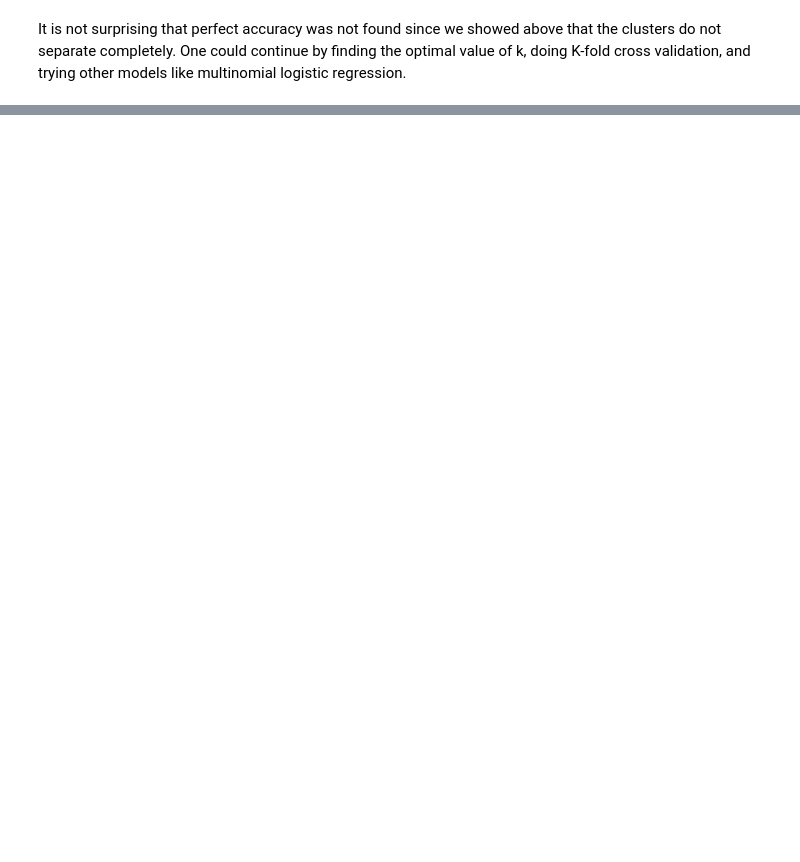
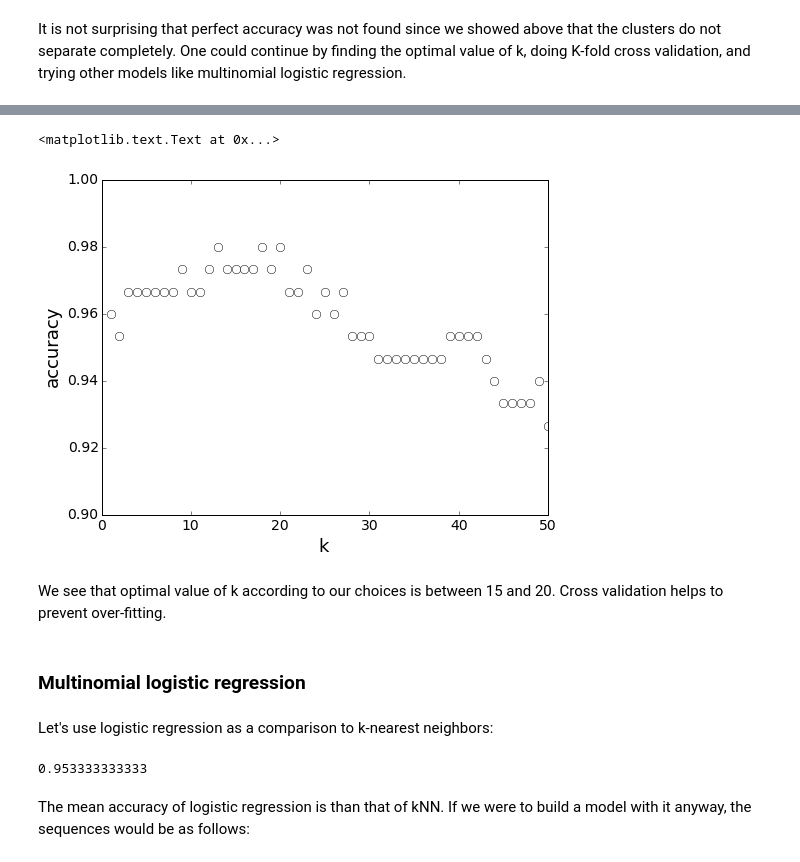
Before and after one commit to jhalverson/data_science, a Jupyter notebook: machine_learning/iris_data_set_knn_logistic.ipynb, the cells around one changed output, grey strips where cells are left out. Cells and saved outputs as stored; diff of their text form; code cells hidden in the pictures; blank space fills up the shorter version.

Commit message:
Added logistic regression to iris

```diff
--- a/machine_learning/iris_data_set.ipynb
+++ b/machine_learning/iris_data_set_knn_logistic.ipynb
@@ -127,0 +132,33 @@ It is not surprising that perfect accuracy was not found since we showed above t
+# %%
+from sklearn.cross_validation import cross_val_score
+
+k_range = range(1, 51)
+k_scores = []
+for k in k_range:
+    knn = KNeighborsClassifier(n_neighbors=k)
+    scores = cross_val_score(knn, X, y, cv=10, scoring='accuracy')
+    k_scores.append(scores.mean())
+# %%
+plt.plot(k_range, k_scores, 'wo')
+plt.ylim(0.9, 1.0)
+plt.xlabel('k')
+plt.ylabel('accuracy')
+# %% [output]
+<matplotlib.text.Text at 0x...>
+[figure, added]
+# %% [markdown]
+We see that optimal value of k according to our choices is between 15 and 20. Cross validation helps to prevent over-fitting.
+# %% [markdown]
+### Multinomial logistic regression
+# %% [markdown]
+Let's use logistic regression as a comparison to k-nearest neighbors:
+# %%
+from sklearn.linear_model import LogisticRegression
+
+logreg = LogisticRegression()
+scores = cross_val_score(logreg, X, y, cv=10, scoring='accuracy')
+print scores.mean()
+# %% [output]
+0.953333333333
+# %% [markdown]
+The mean accuracy of logistic regression is than that of kNN. If we were to build a model with it anyway, the sequences would be as follows:
```
Also changed, not shown: parts of 8 cells of this notebook.
